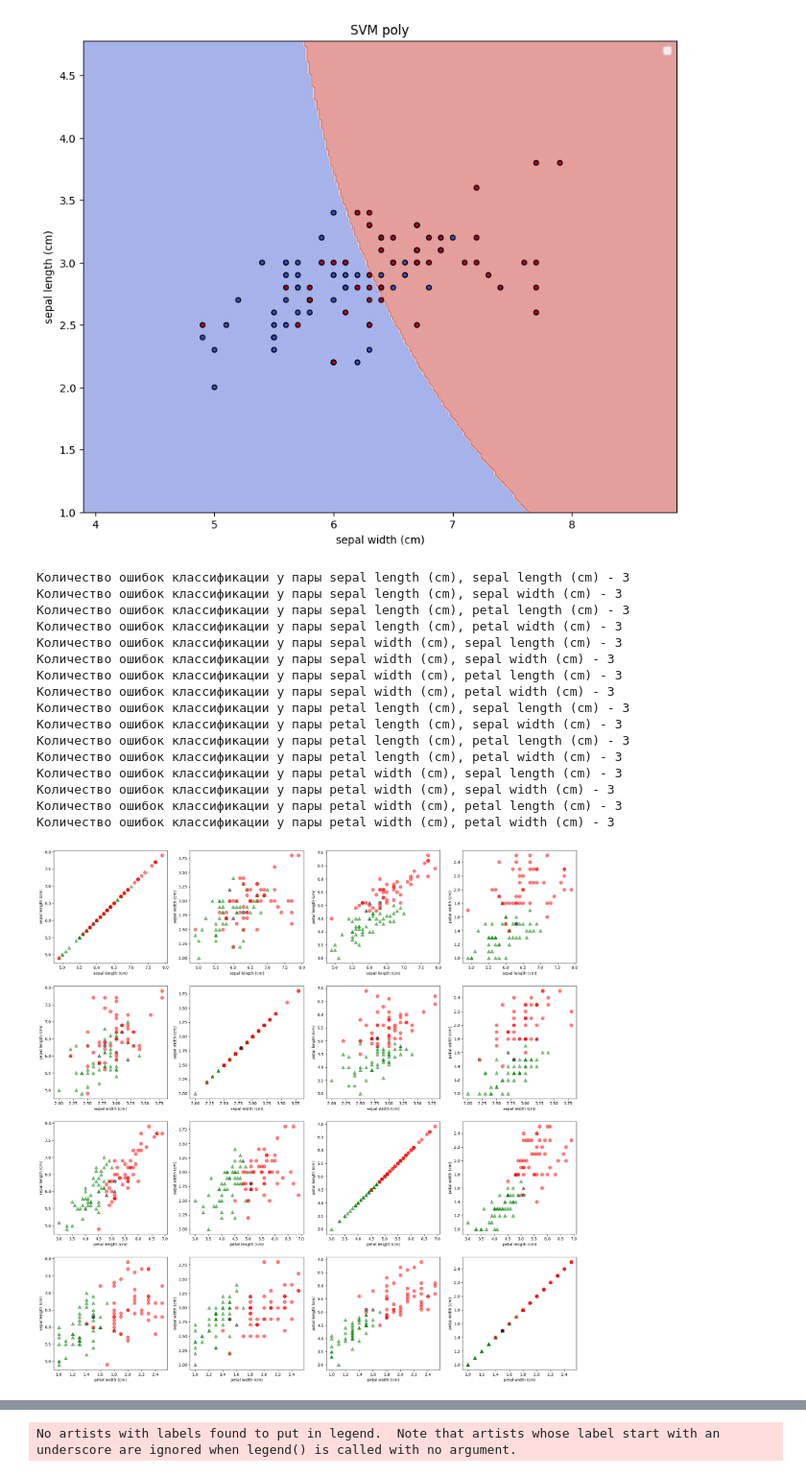
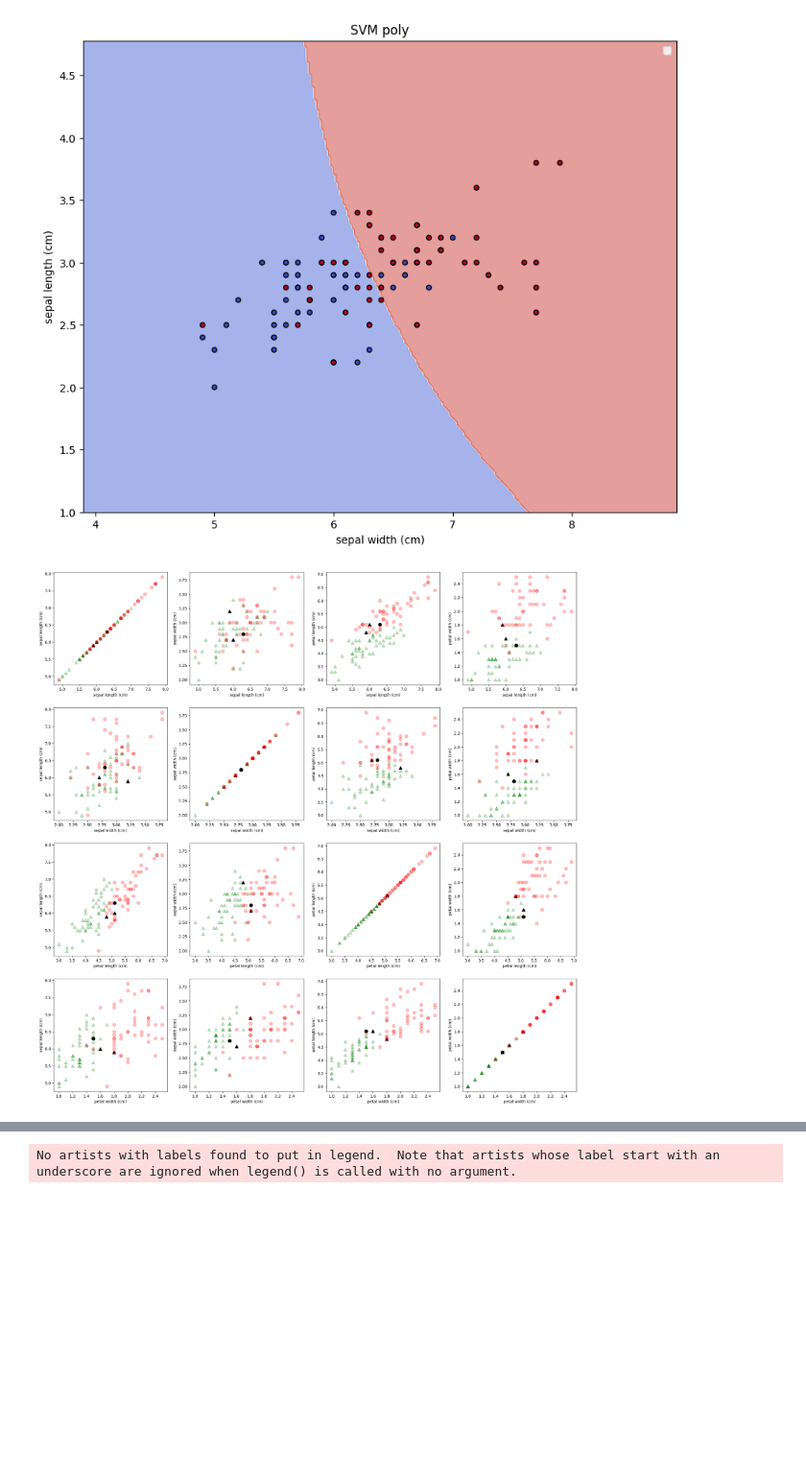
Before and after one commit to kosmldev/mmad, a Jupyter notebook: lab1.ipynb, the cells around one changed output, grey strips where cells are left out. Shown at 96% size. Cells and saved outputs as stored; diff of their text form; code cells hidden in the pictures; blank space fills up the shorter version.

```diff
--- a/lab1.ipynb
+++ b/lab1.ipynb
@@ -230,44 +230,27 @@ No artists with labels found to put in legend.  Note that artists whose label st
 # %%
 X_full = df_choose_targets.iloc[:,:4].to_numpy()
 y_full = df_choose_targets['target'].to_numpy()
 
 fig, axs = plt.subplots(4, 4, figsize=(24, 24))
 markers = {0: '*', 1: '^', 2: 'o'}
 colors = {0: 'blue', 1: 'green', 2: 'red'}
 model = LinDiscAn()
 clf = model.fit(X_full, y_full)
 predictions = clf.predict(X_full)
 
 for i in range(4):
     for j in range(4):
         axs[i, j].set_ylabel(iris.feature_names[j])
         axs[i, j].set_xlabel(iris.feature_names[i])
         df_local = df_choose_targets[[iris.feature_names[i], iris.feature_names[j], 'target', 'target_names']]
         X_local = df_local.iloc[:,:2].to_numpy()
         y_local = df_local['target'].to_numpy()
 
         number_of_mistakes = np.count_nonzero(y_local-predictions)
         for k in range(len(X_local)):
             if y_local[k] != predictions[k]:
-                axs[i, j].scatter(X_local[k, 0], X_local[k, 1], marker = markers[y_local[k]], c = 'black', s = 70, alpha = 0.5)
+                axs[i, j].scatter(X_local[k, 0], X_local[k, 1], marker = markers[y_local[k]], c = 'black', s = 70, alpha = 1)
             else:
-                axs[i, j].scatter(X_local[k, 0], X_local[k, 1], marker = markers[y_local[k]], c = colors[predictions[k]], s = 70, alpha = 0.5)
-        print(f'Количество ошибок классификации у пары {iris.feature_names[i]}, {iris.feature_names[j]} - {number_of_mistakes}')
+                axs[i, j].scatter(X_local[k, 0], X_local[k, 1], marker = markers[y_local[k]], c = colors[predictions[k]], s = 70, alpha = 0.25)
 # %% [output]
-Количество ошибок классификации у пары sepal length (cm), sepal length (cm) - 3
-Количество ошибок классификации у пары sepal length (cm), sepal width (cm) - 3
-Количество ошибок классификации у пары sepal length (cm), petal length (cm) - 3
-Количество ошибок классификации у пары sepal length (cm), petal width (cm) - 3
-Количество ошибок классификации у пары sepal width (cm), sepal length (cm) - 3
-Количество ошибок классификации у пары sepal width (cm), sepal width (cm) - 3
-Количество ошибок классификации у пары sepal width (cm), petal length (cm) - 3
-Количество ошибок классификации у пары sepal width (cm), petal width (cm) - 3
-Количество ошибок классификации у пары petal length (cm), sepal length (cm) - 3
-Количество ошибок классификации у пары petal length (cm), sepal width (cm) - 3
-Количество ошибок классификации у пары petal length (cm), petal length (cm) - 3
-Количество ошибок классификации у пары petal length (cm), petal width (cm) - 3
-Количество ошибок классификации у пары petal width (cm), sepal length (cm) - 3
-Количество ошибок классификации у пары petal width (cm), sepal width (cm) - 3
-Количество ошибок классификации у пары petal width (cm), petal length (cm) - 3
-Количество ошибок классификации у пары petal width (cm), petal width (cm) - 3
-[figure, old version]
+[figure, new version]
```
Also changed, not shown: parts of 4 cells of this notebook.
